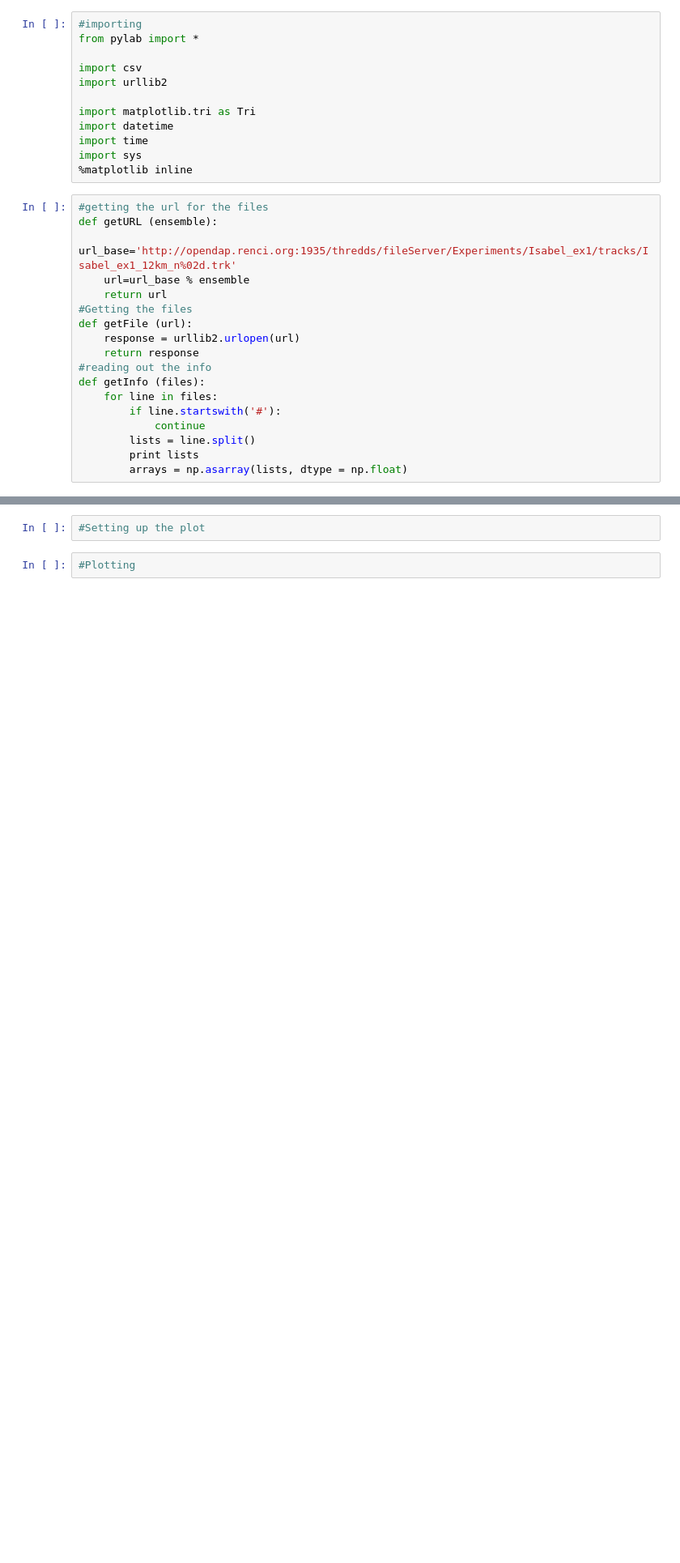
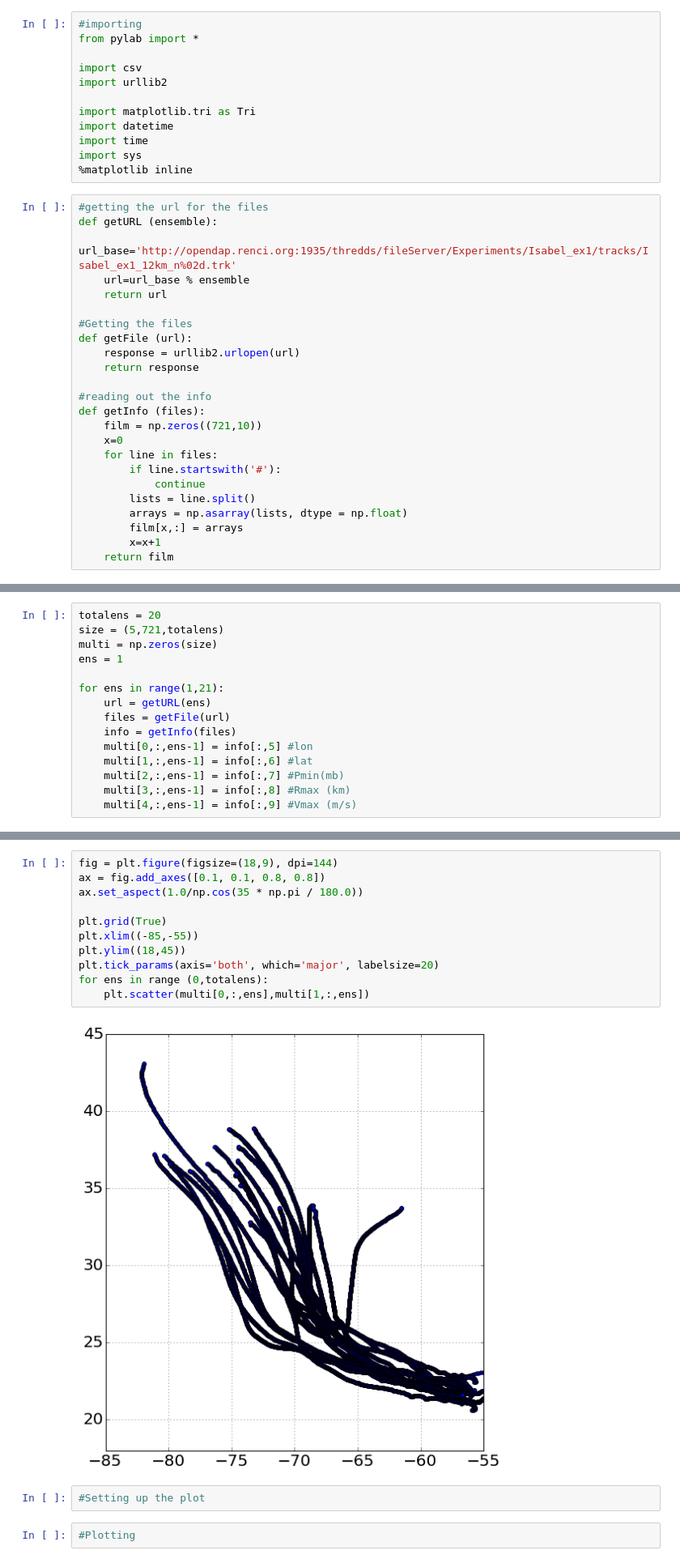
Before and after one commit to BrianOBlanton/NoteBooks, a Jupyter notebook: TrackDataHazards.ipynb, the cells around one changed output, grey strips where cells are left out. Shown at 81% size. Saved outputs shown, nothing was run; the diff lists cells and outputs as text; blank space fills up the shorter version.

```diff
--- a/TrackDataHazards.ipynb
+++ b/TrackDataHazards.ipynb
@@ -16,15 +16,21 @@ def getURL (ensemble):
     url_base='http://opendap.renci.org:1935/thredds/fileServer/Experiments/Isabel_ex1/tracks/Isabel_ex1_12km_n%02d.trk'
     url=url_base % ensemble
     return url
+
 #Getting the files
 def getFile (url):
     response = urllib2.urlopen(url)
     return response
+
 #reading out the info
 def getInfo (files):
+    film = np.zeros((721,10))
+    x=0
     for line in files:
         if line.startswith('#'):
             continue
         lists = line.split()
-        print lists
         arrays = np.asarray(lists, dtype = np.float)
+        film[x,:] = arrays
+        x=x+1
+    return film
@@ -57,0 +37,15 @@ Info = getInfo(files)
+# %%
+totalens = 20
+size = (5,721,totalens)
+multi = np.zeros(size)
+ens = 1
+
+for ens in range(1,21):
+    url = getURL(ens)
+    files = getFile(url)
+    info = getInfo(files)
+    multi[0,:,ens-1] = info[:,5] #lon
+    multi[1,:,ens-1] = info[:,6] #lat
+    multi[2,:,ens-1] = info[:,7] #Pmin(mb)
+    multi[3,:,ens-1] = info[:,8] #Rmax (km)
+    multi[4,:,ens-1] = info[:,9] #Vmax (m/s)
@@ -58,3 +70,16 @@ Info = getInfo(files)
+# %%
+fig = plt.figure(figsize=(18,9), dpi=144)
+ax = fig.add_axes([0.1, 0.1, 0.8, 0.8])
+ax.set_aspect(1.0/np.cos(35 * np.pi / 180.0))
+
+plt.grid(True)
+plt.xlim((-85,-55))
+plt.ylim((18,45))
+plt.tick_params(axis='both', which='major', labelsize=20)
+for ens in range (0,totalens):
+    plt.scatter(multi[0,:,ens],multi[1,:,ens])
+# %% [output]
+[figure, added]
 # %%
 #Setting up the plot
 # %%
```
Also changed, not shown: parts of 4 cells of this notebook.
